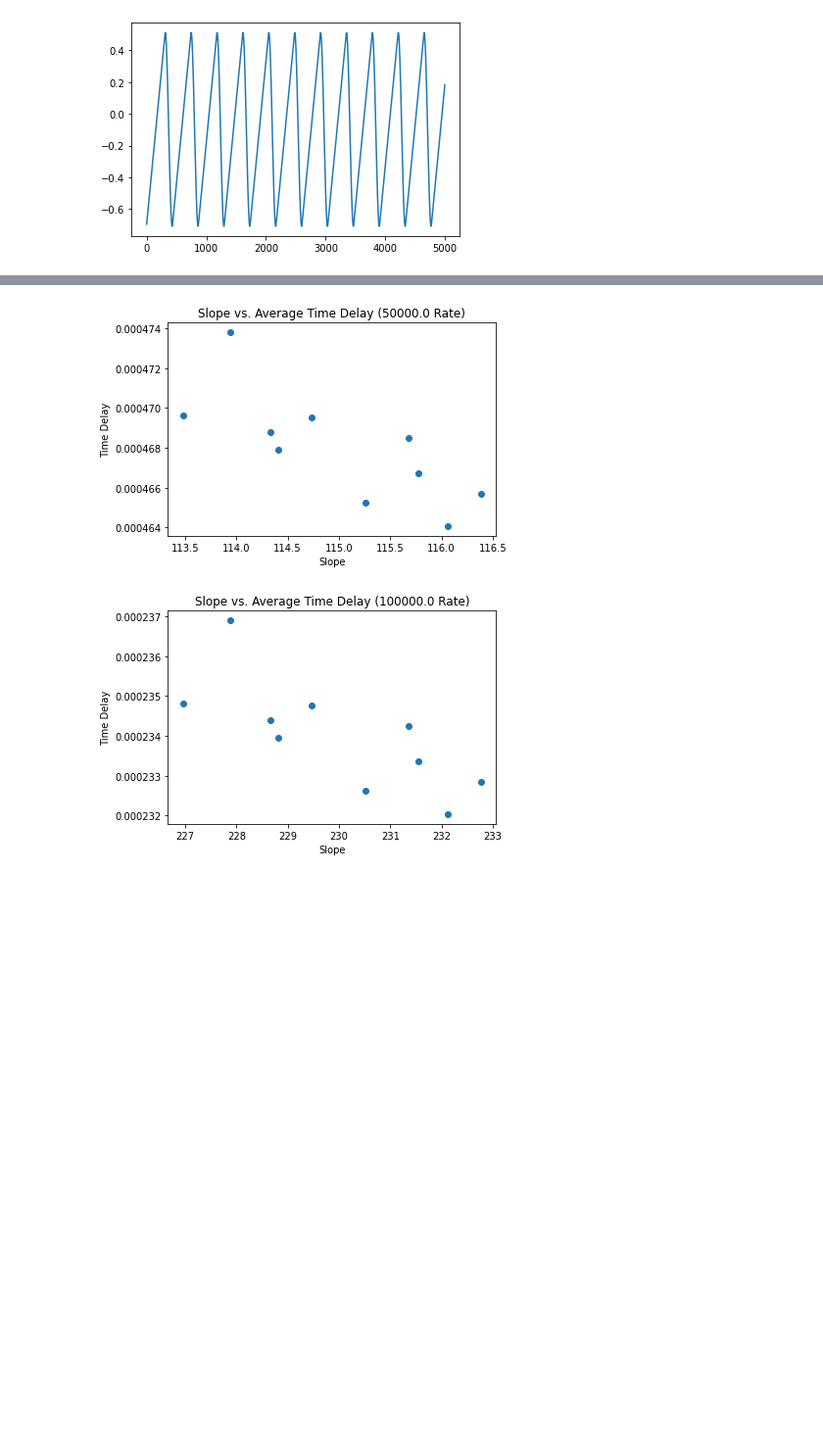
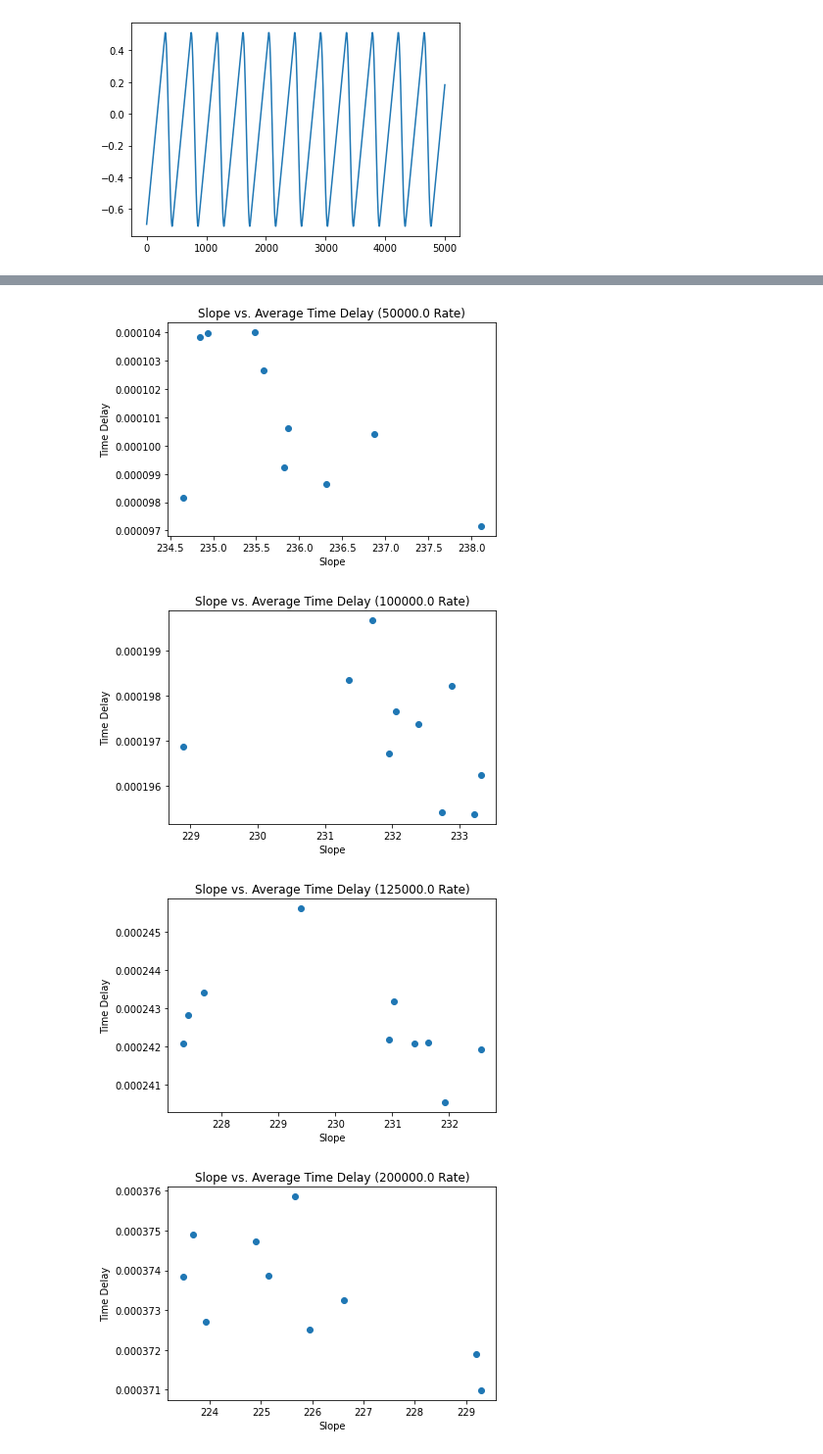
Before and after one commit to jas-priatna/scanner-calibration, a Jupyter notebook: scanner_calibration_v2.ipynb, the cells around one changed output, grey strips where cells are left out. Shown at 98% size. Saved outputs shown, nothing was run; the diff lists cells and outputs as text; code cells hidden in the pictures; blank space fills up the shorter version.

```diff
--- a/scanner_calibration_v2.ipynb
+++ b/scanner_calibration_v2.ipynb
@@ -283,12 +283,12 @@ t2, cmd2, pos2 = open_csv("5e4rate")
 # %%
-# t3, cmd3, pos3 = write_voltage_waveform(1.25e5, xFrame_waveform) # 1.25e5 rate
-t3, cmd3, pos3 = open_csv("1_25e5rate")
+t3, cmd3, pos3 = write_voltage_waveform(1.25e5, xFrame_waveform) # 1.25e5 rate
+# t3, cmd3, pos3 = open_csv("1_25e5rate")
 # %%
-# t4, cmd4, pos4 = write_voltage_waveform(2e5, xFrame_waveform) # 2e5 rate
-t4, cmd4, pos4 = open_csv("2e5rate")
+t4, cmd4, pos4 = write_voltage_waveform(2e5, xFrame_waveform) # 2e5 rate
+# t4, cmd4, pos4 = open_csv("2e5rate")
 # %%
-# t5, cmd5, pos5 = write_voltage_waveform(2.5e5, xFrame_waveform) # 2.5e5 rate
-t5, cmd5, pos5 = open_csv("2_5e5rate")
+t5, cmd5, pos5 = write_voltage_waveform(2.5e5, xFrame_waveform) # 2.5e5 rate
+# t5, cmd5, pos5 = open_csv("2_5e5rate")
 # %%
 # CMD and POS Plots from 5e4 to 2.5e5 sampling rate
 # (larger sampling rate = smaller duration)
@@ -307,8 +314,8 @@ plot_line(t, cmd, freq=1e5, ylabel1="CMD", ylabel2="POS", y2=pos)
 # Calculate time delay b/w CMD and POS waveform by comparing scan line slopes for one waveform
 def calc_time_delay_slope(f, t, cmd, pos, graph=True, average=True):
     # usual span of one linear scan within a waveform
-    start_idx = 420
-    end_idx = 784
+    start_idx = 400 #420
+    end_idx = 850 #784
 
     cmd_slope_list = [] # list of slopes for each line in CMD waveform
     pos_slope_list = [] # list of slopes for each line in POS waveform
@@ -386,7 +393,7 @@ def calc_time_delay_slope(f, t, cmd, pos, graph=True, average=True):
 
     # or return list of slopes for each CMD and POS scan line, list of slope ratios, and the average of those ratios
     else:
-        return cmd_slope_list, pos_slope_list, slope_ratio_list
+        return cmd_slope_list, pos_slope_list, slope_ratio_list, time_delay_list
 
 
 
@@ -443,12 +450,14 @@ def calc_time_delay_ave_slope(f, t, cmd, pos):
 # %%
 # Scan Line Slopes vs. Average Time Delay for one frame for different sampling rates
 # (time delay shown to differentiate along waveform and differentiates based on sampling rate)
 
 pos_slope_5e4, ave_delay_5e4, range_delay_5e4, sr_ave_5e4 = calc_time_delay_slope(5e4, t2, cmd2, pos2, True, True)
 pos_slope_1e5, ave_delay_1e5, range_delay_1e5, sr_ave_1e5 = calc_time_delay_slope(1e5, t, cmd, pos, True, True)
-pos_slope_1_25e5, ave_delay_1_25e5, range_delay_1_25e5, sr_ave_1_25e5 = calc_time_delay_slope(1.25e5, t3, cmd3, pos3, False, True)
-pos_slope_2e5, ave_delay_2e5, range_delay_2e5, sr_ave_2e5 = calc_time_delay_slope(2e5, t4, cmd4, pos4, False, True)
-pos_slope_2_5e5, ave_delay_2_5e5, range_delay_2_5e5, sr_ave_2_5e5 = calc_time_delay_slope(2.5e5, t5, cmd5, pos5, False, True)
+pos_slope_1_25e5, ave_delay_1_25e5, range_delay_1_25e5, sr_ave_1_25e5 = calc_time_delay_slope(1.25e5, t3, cmd3, pos3, True, True)
+pos_slope_2e5, ave_delay_2e5, range_delay_2e5, sr_ave_2e5 = calc_time_delay_slope(2e5, t4, cmd4, pos4, True, True)
+pos_slope_2_5e5, ave_delay_2_5e5, range_delay_2_5e5, sr_ave_2_5e5 = calc_time_delay_slope(2.5e5, t5, cmd5, pos5, True, True)
 # %% [output]
-[figure, old version]
+[figure, new version]
-[figure, old version]
+[figure, new version]
+[figure, added]
+[figure, added]
```
Also changed, not shown: parts of 76 cells of this notebook, 23 other files.
